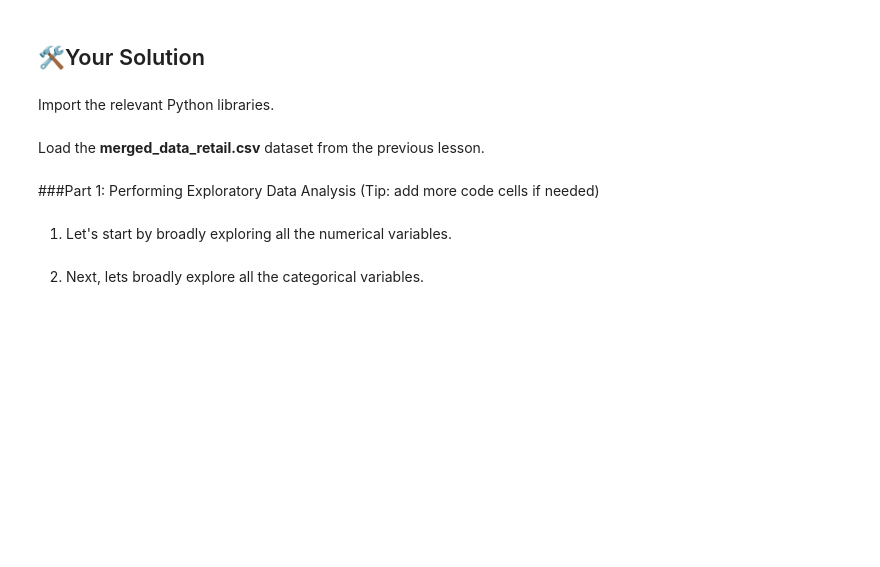
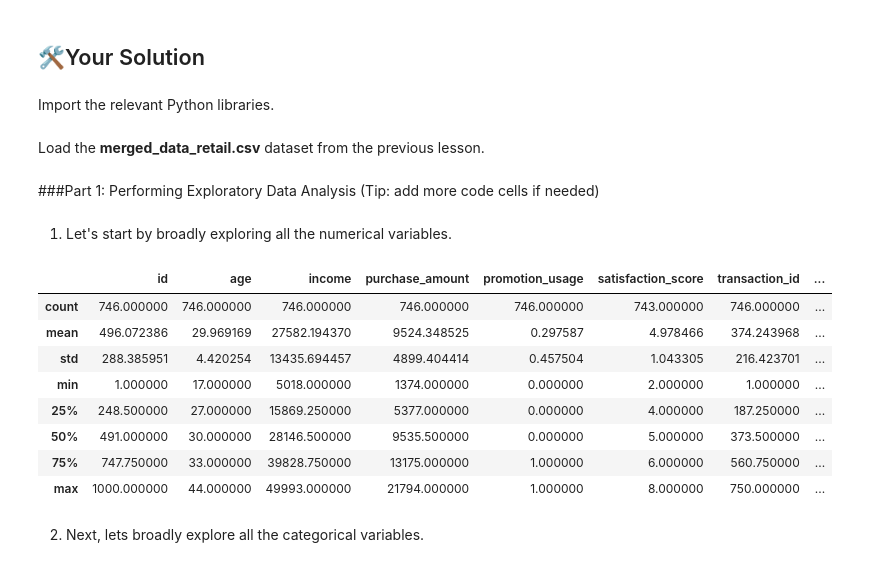
Before and after one commit to faizzmi/kyouth-data-analytics, a Jupyter notebook: Lesson 4/sync/Module 4 Sync_Worksheet_V1.ipynb, the cells around one changed output. Drawn from its saved outputs; the diff is of its cells as text; code cells hidden in the pictures; blank space fills up the shorter version.

```diff
--- a/Lesson 4/sync/Module 4 Sync_Worksheet_V1.ipynb
+++ b/Lesson 4/sync/Module 4 Sync_Worksheet_V1.ipynb
@@ -65,5 +72,17 @@ Load the **merged_data_retail.csv** dataset from the previous lesson.
 (Tip: add more code cells if needed)
 # %% [markdown]
 1) Let's start by broadly exploring all the numerical variables.
+# %%
+merged_df.describe()
+# %% [output]
+|  | id | age | income | purchase_amount | promotion_usage | satisfaction_score | transaction_id | ... |
+| count | 746.000000 | 746.000000 | 746.000000 | 746.000000 | 746.000000 | 743.000000 | 746.000000 | ... |
+| mean | 496.072386 | 29.969169 | 27582.194370 | 9524.348525 | 0.297587 | 4.978466 | 374.243968 | ... |
+| std | 288.385951 | 4.420254 | 13435.694457 | 4899.404414 | 0.457504 | 1.043305 | 216.423701 | ... |
+| min | 1.000000 | 17.000000 | 5018.000000 | 1374.000000 | 0.000000 | 2.000000 | 1.000000 | ... |
+| 25% | 248.500000 | 27.000000 | 15869.250000 | 5377.000000 | 0.000000 | 4.000000 | 187.250000 | ... |
+| 50% | 491.000000 | 30.000000 | 28146.500000 | 9535.500000 | 0.000000 | 5.000000 | 373.500000 | ... |
+| 75% | 747.750000 | 33.000000 | 39828.750000 | 13175.000000 | 1.000000 | 6.000000 | 560.750000 | ... |
+| max | 1000.000000 | 44.000000 | 49993.000000 | 21794.000000 | 1.000000 | 8.000000 | 750.000000 | ... |
 # %% [markdown]
 2) Next, lets broadly explore all the categorical variables.
```
Also changed, not shown: parts of 9 cells of this notebook, 1 other file.
